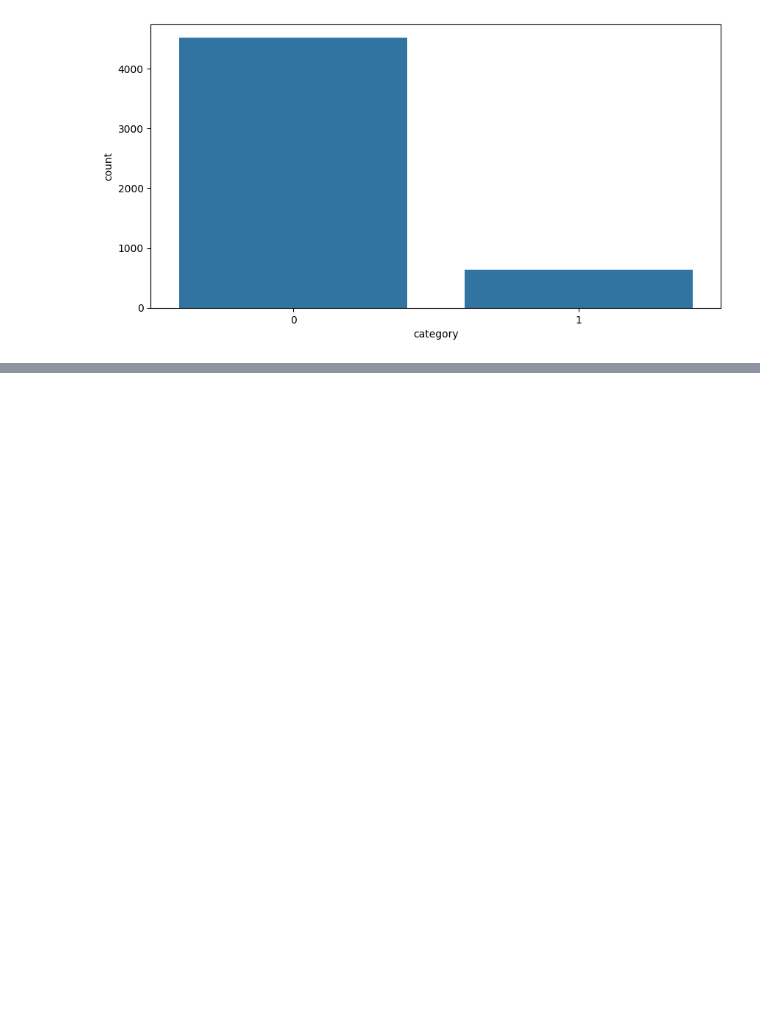
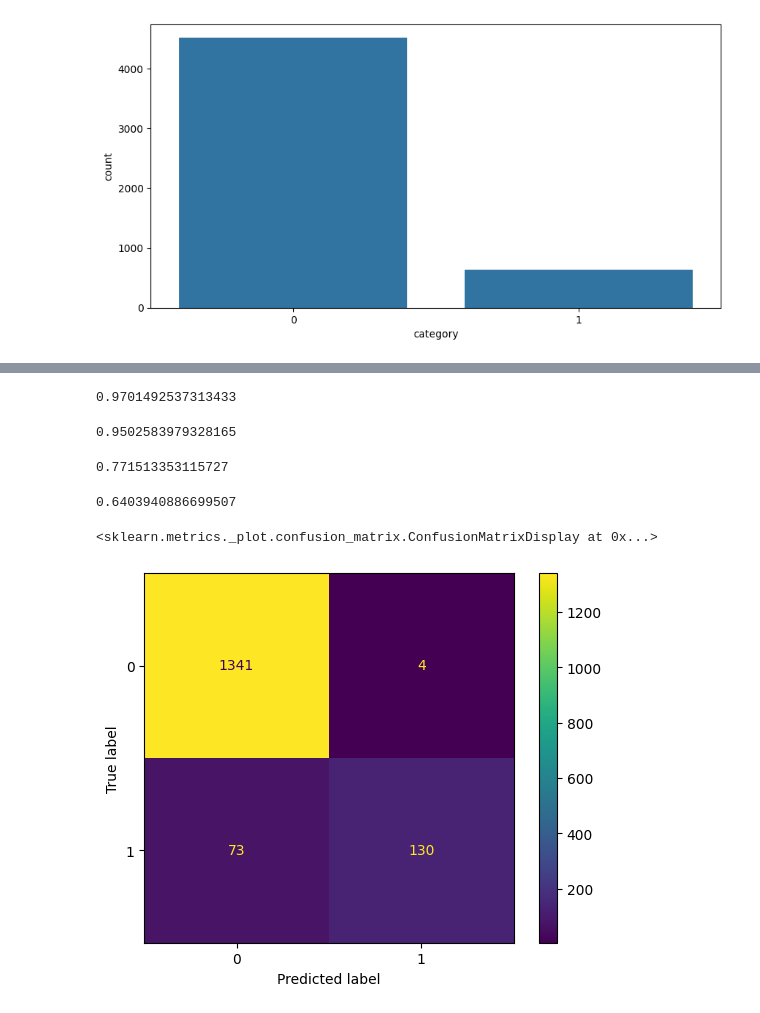
Before and after one commit to s4bih/machine-learning, a Jupyter notebook: spam.ipynb, the cells around one changed output, grey strips where cells are left out. Saved outputs shown, nothing was run; the diff lists cells and outputs as text; code cells hidden in the pictures; blank space fills up the shorter version.

```diff
--- a/spam.ipynb
+++ b/spam.ipynb
@@ -85,5 +85,6 @@ x_train, x_test, y_train, y_test = train_test_split(x, y, test_size=0.2, random_
 # %%
 from sklearn.feature_extraction.text import TfidfVectorizer
-vectorizer = TfidfVectorizer()
-x_train = vectorizer.fit_transform(x_train)
-x_test = vectorizer.transform(x_test)
+tf = TfidfVectorizer(min_df = 1,stop_words='english', lowercase = True)
+# %%
+x_train_tf = tf.fit_transform(x_train)
+x_test_tf = tf.transform(x_test)
@@ -89,0 +93,3 @@ x_test = vectorizer.transform(x_test)
+# %%
+lr = LogisticRegression(max_iter=800)
+lr.fit(x_train_tf, y_train)
@@ -89,0 +106,2 @@ x_test = vectorizer.transform(x_test)
+# %%
+y_prediction = lr.predict(x_test_tf)
@@ -89,0 +110,23 @@ x_test = vectorizer.transform(x_test)
+# %%
+precision_score(y_test, y_prediction)
+# %% [output]
+0.9701492537313433
+# %%
+accuracy_score(y_test, y_prediction)
+# %% [output]
+0.9502583979328165
+# %%
+f1_score(y_test, y_prediction)
+# %% [output]
+0.771513353115727
+# %%
+recall_score(y_test, y_prediction)
+# %% [output]
+0.6403940886699507
+# %%
+from sklearn.metrics import ConfusionMatrixDisplay
+cm = ConfusionMatrixDisplay(confusion_matrix(y_test, y_prediction), display_labels = lr.classes_)
+cm.plot()
+# %% [output]
+<sklearn.metrics._plot.confusion_matrix.ConfusionMatrixDisplay at 0x...>
+[figure, added]
```
Also changed, not shown: parts of 7 cells of this notebook.
